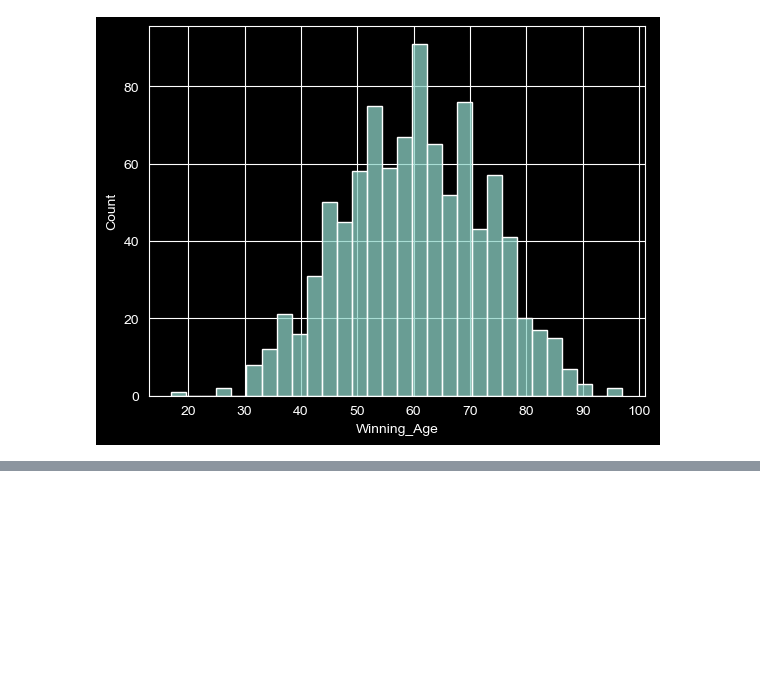
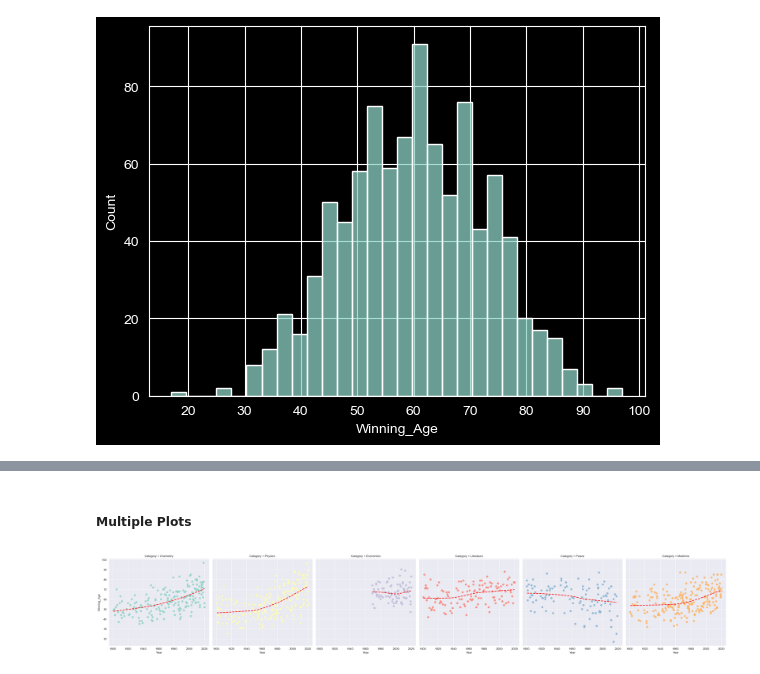
Before and after one commit to shane-221/Python_Basics, a Jupyter notebook: 09_Advanced-Data_Analysis(Pandas-Plotly-Seaborn)/79_Matplotlib_Pandas_Seaborn/main.ipynb, the cells around one changed output, grey strips where cells are left out. Drawn from its saved outputs; the diff is of its cells as text; code cells hidden in the pictures; blank space fills up the shorter version.

```diff
--- a/09_Advanced-Data_Analysis(Pandas-Plotly-Seaborn)/79_Matplotlib_Pandas_Seaborn/main.ipynb
+++ b/09_Advanced-Data_Analysis(Pandas-Plotly-Seaborn)/79_Matplotlib_Pandas_Seaborn/main.ipynb
@@ -748,0 +805,20 @@ chart = sns.histplot( df, x="Winning_Age", bins =30)                    # use th
+# %% [markdown]
+##### Multiple Plots
+# %%
+
+
+with sns.axes_style("darkgrid"):
+    chart = sns.lmplot(data = df,
+                       x= "Year",
+                       y= "Winning_Age",
+                       col = "Category",
+                       lowess=True,
+                       line_kws={'color': 'red', 'linewidth': 2, 'linestyle': '--'},
+                       hue= "Category")
+
+
+
+
+plt.show()
+# %% [output]
+[figure, added]
```
Also changed, not shown: parts of 10 cells of this notebook.
